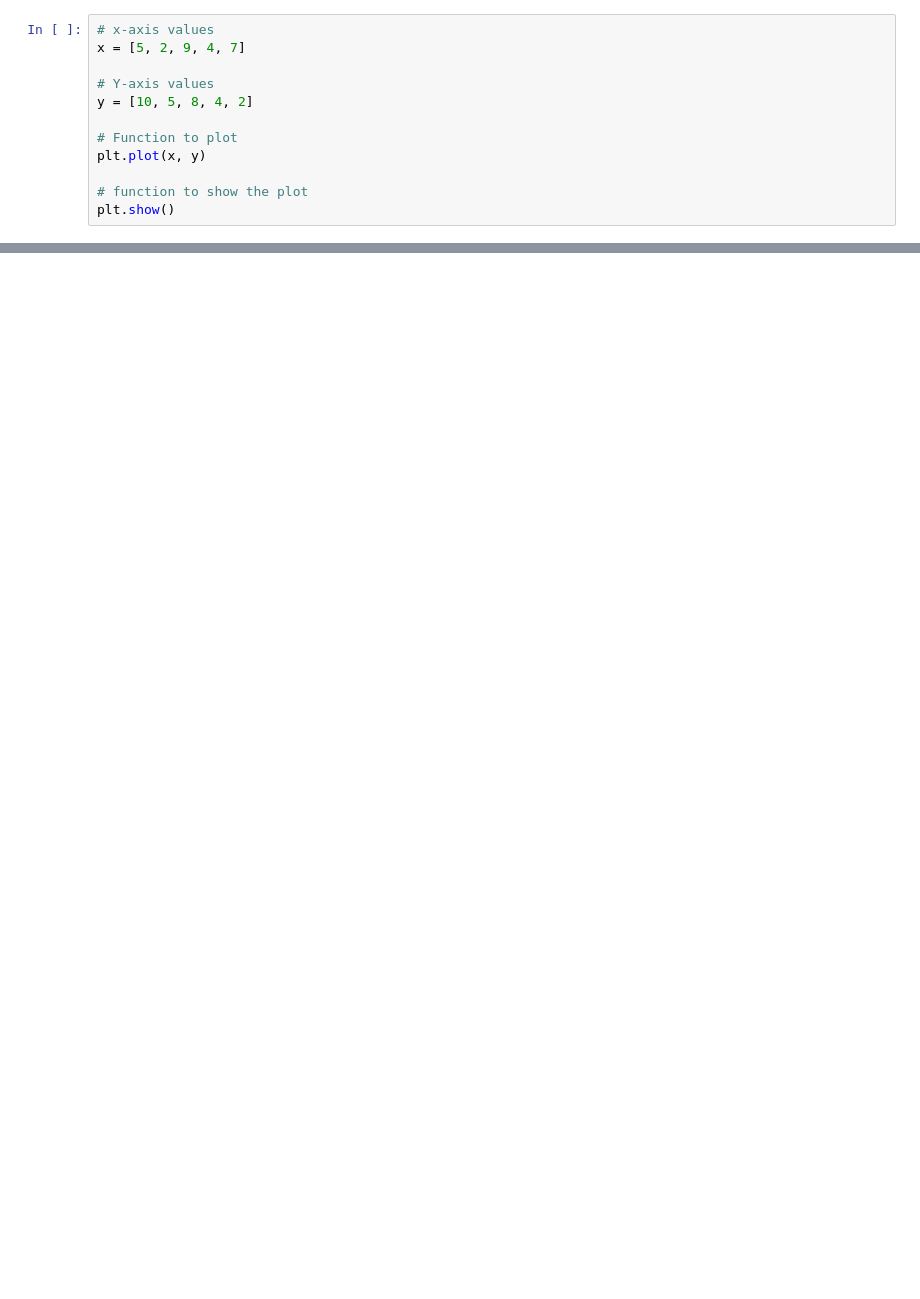
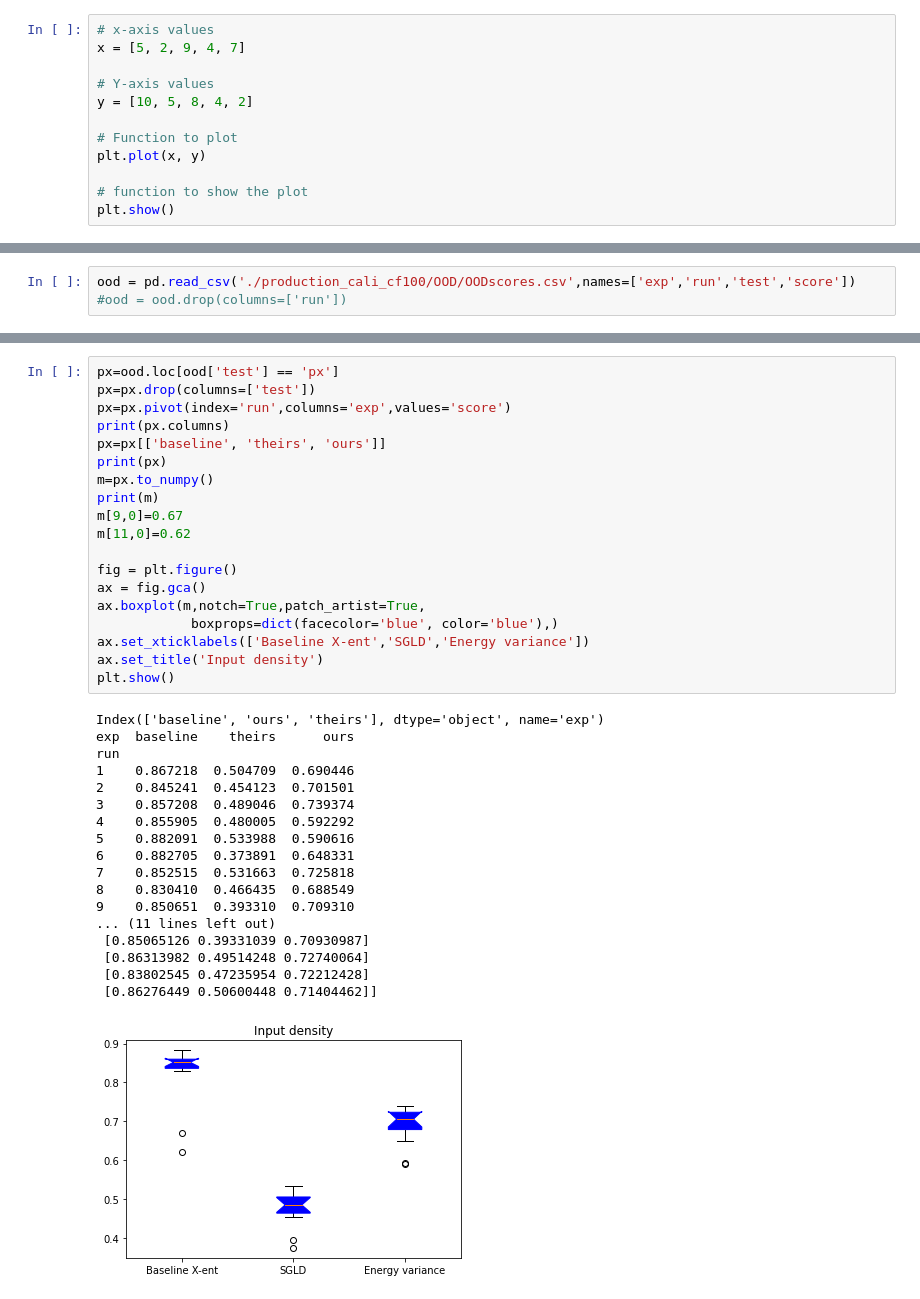
Before and after one commit to Crane-Stat-Analysis-Measurement-of-NN/JEM, a Jupyter notebook: nb_eval.ipynb, the cells around one changed output, grey strips where cells are left out. Saved outputs shown, nothing was run; the diff lists cells and outputs as text; blank space fills up the shorter version.

```diff
--- a/nb_eval.ipynb
+++ b/nb_eval.ipynb
@@ -566,0 +849,3 @@ OSError: output_train/energies.csv not found.
+# %%
+ood = pd.read_csv('./production_cali_cf100/OOD/OODscores.csv',names=['exp','run','test','score'])
+#ood = ood.drop(columns=['run'])
@@ -566,0 +874,38 @@ OSError: output_train/energies.csv not found.
+# %%
+px=ood.loc[ood['test'] == 'px']
+px=px.drop(columns=['test'])
+px=px.pivot(index='run',columns='exp',values='score')
+print(px.columns)
+px=px[['baseline', 'theirs', 'ours']]
+print(px)
+m=px.to_numpy()
+print(m)
+m[9,0]=0.67
+m[11,0]=0.62
+
+fig = plt.figure()
+ax = fig.gca()
+ax.boxplot(m,notch=True,patch_artist=True,
+            boxprops=dict(facecolor='blue', color='blue'),)
+ax.set_xticklabels(['Baseline X-ent','SGLD','Energy variance'])
+ax.set_title('Input density')
+plt.show()
+# %% [output]
+Index(['baseline', 'ours', 'theirs'], dtype='object', name='exp')
+exp  baseline    theirs      ours
+run
+1    0.867218  0.504709  0.690446
+2    0.845241  0.454123  0.701501
+3    0.857208  0.489046  0.739374
+4    0.855905  0.480005  0.592292
+5    0.882091  0.533988  0.590616
+6    0.882705  0.373891  0.648331
+7    0.852515  0.531663  0.725818
+8    0.830410  0.466435  0.688549
+9    0.850651  0.393310  0.709310
+... (11 lines left out)
+ [0.85065126 0.39331039 0.70930987]
+ [0.86313982 0.49514248 0.72740064]
+ [0.83802545 0.47235954 0.72212428]
+ [0.86276449 0.50600448 0.71404462]]
+[figure, added]
```
Also changed, not shown: parts of 16 cells of this notebook, 23 other files.
